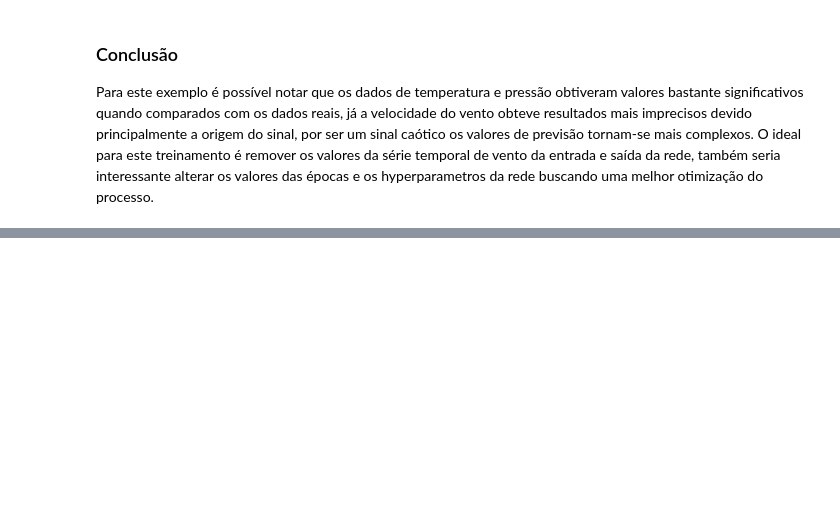
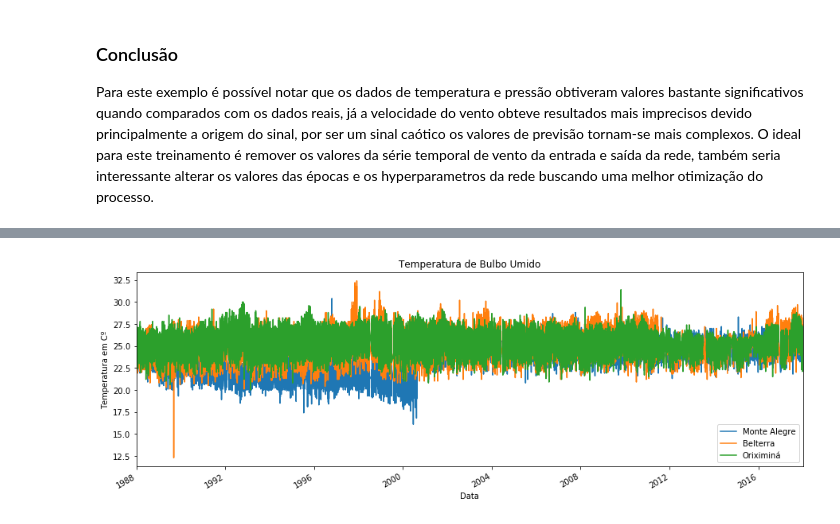
Before and after one commit to helvecioneto/CAP-351, a Jupyter notebook: 05-RNN.ipynb, the cells around one changed output, grey strips where cells are left out. Drawn from its saved outputs; the diff is of its cells as text; code cells hidden in the pictures; blank space fills up the shorter version.

```diff
--- a/05-RNN.ipynb
+++ b/05-RNN.ipynb
@@ -823,0 +926,9 @@ O ideal para este treinamento é remover os valores da série temporal de vento
+# %%
+# Visualização do sensor Temperatura Bulbo Umido para as 3 estações
+TempBulboU = dfs_final[['TempBulboUmido_x','TempBulboUmido_y','TempBulboUmido']].plot(figsize=(15,5),title='Temperatura de Bulbo Umido')
+TempBulboU.legend(['Monte Alegre','Belterra','Oriximiná'])
+plt.xlabel('Data')
+plt.ylabel('Temperatura em Cº')
+plt.show()
+# %% [output]
+[figure, added]
```
Also changed, not shown: parts of 39 cells of this notebook.
